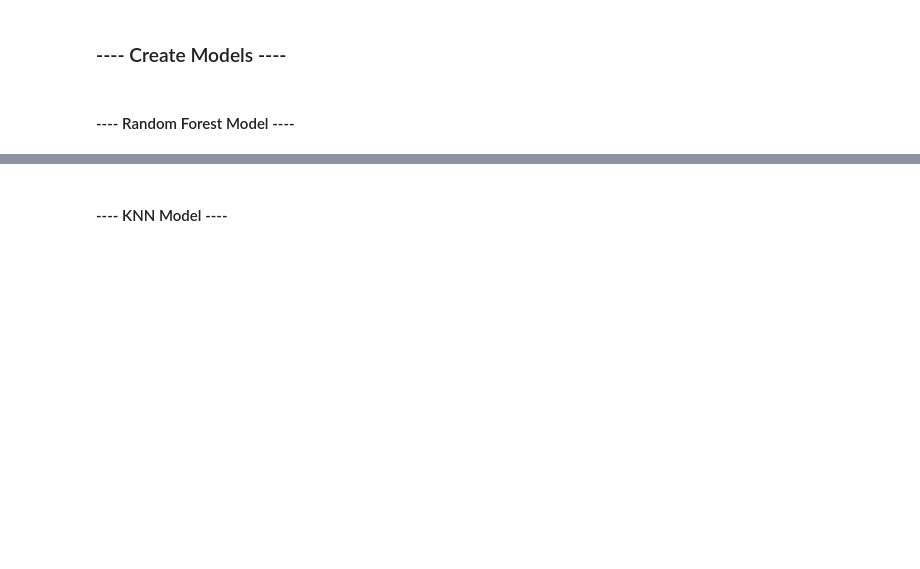
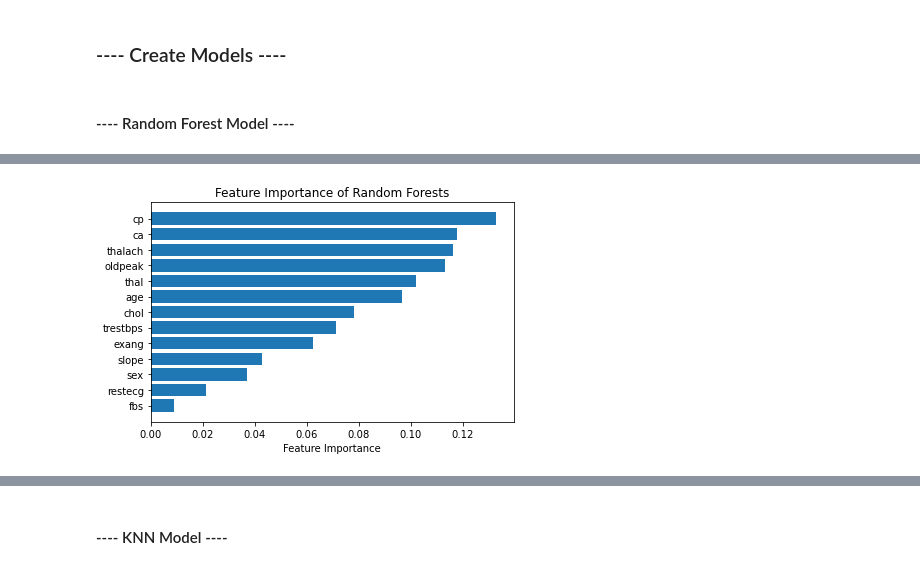
Before and after one commit to akstl1/Heart-Disease-Classification, a Jupyter notebook: Heart Disease Classification.ipynb, the cells around one changed output, grey strips where cells are left out. Drawn from its saved outputs; the diff is of its cells as text; code cells hidden in the pictures; blank space fills up the shorter version.

```diff
--- a/Heart Disease Classification.ipynb
+++ b/Heart Disease Classification.ipynb
@@ -171,0 +204,14 @@ random_forest_clf = RandomForestClassifier(random_state=42,n_estimators=500,max_
+# %%
+feature_importance=pd.DataFrame(random_forest_clf.feature_importances_)
+feature_names=pd.DataFrame(X.columns)
+feature_importance_summary = pd.concat([feature_names,feature_importance],axis=1)
+feature_importance_summary.columns = ['input_variable','feature_importance']
+feature_importance_summary.sort_values(by='feature_importance', inplace=True)
+
+plt.barh(feature_importance_summary['input_variable'],feature_importance_summary['feature_importance'])
+plt.title("Feature Importance of Random Forests")
+plt.xlabel("Feature Importance")
+plt.tight_layout()
+plt.show()
+# %% [output]
+[figure, added]
```
Also changed, not shown: parts of 35 cells of this notebook.
